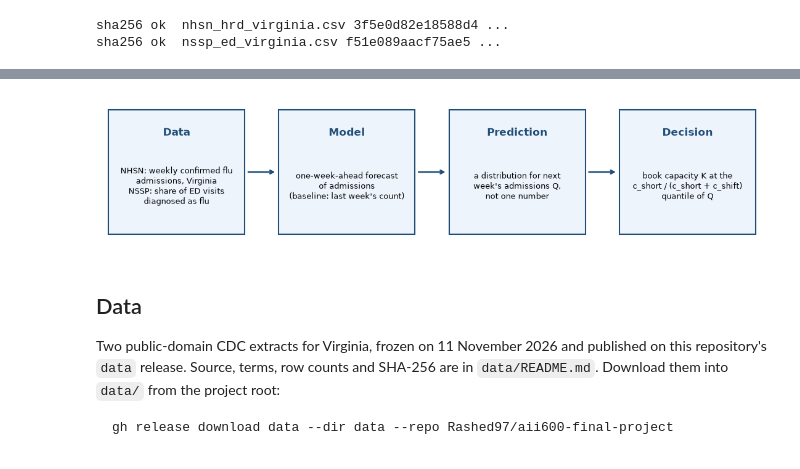
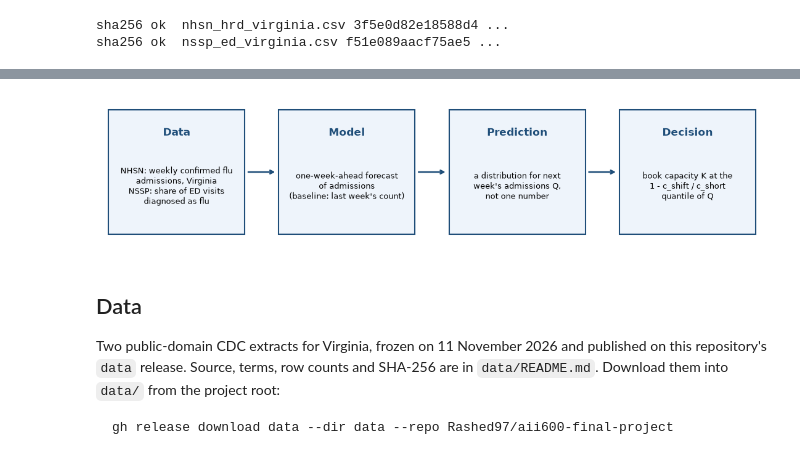
Before and after one commit to Rashed97/aii600-final-project, a Jupyter notebook: analysis.ipynb, the cells around one changed output, grey strips where cells are left out. Cells and saved outputs as stored; diff of their text form; code cells hidden in the pictures.

```diff
--- a/analysis.ipynb
+++ b/analysis.ipynb
@@ -46,25 +46,25 @@ Understaffing is the costlier mistake, so the rule books to the upper quantile $
 # %%
 # Layer diagram: data -> model -> prediction -> decision. Saved as fig/layers.png.
 layers = [
     ("Data", "NHSN: weekly confirmed flu\nadmissions, Virginia\nNSSP: share of ED visits\ndiagnosed as flu"),
     ("Model", "one-week-ahead forecast\nof admissions\n(baseline: last week's count)"),
     ("Prediction", "a distribution for next\nweek's admissions Q,\nnot one number"),
-    ("Decision", "book capacity K at the\nc_short / (c_short + c_shift)\nquantile of Q"),
+    ("Decision", "book capacity K at the\n1 - c_shift / c_short\nquantile of Q"),
 ]
 fig, ax = plt.subplots(figsize=(11, 2.6))
 for i, (title, body) in enumerate(layers):
     x = i * 2.75
     ax.add_patch(plt.Rectangle((x, 0), 2.2, 1.5, facecolor="#eef4fb", edgecolor="#1f4e79", lw=1.5))
     ax.text(x + 1.1, 1.22, title, ha="center", va="center", fontsize=12, fontweight="bold", color="#1f4e79")
     ax.text(x + 1.1, 0.58, body, ha="center", va="center", fontsize=9)
     if i < len(layers) - 1:
         ax.annotate("", xy=(x + 2.72, 0.75), xytext=(x + 2.23, 0.75), arrowprops=dict(arrowstyle="->", lw=1.8, color="#1f4e79"))
 ax.set_xlim(-0.1, 10.55); ax.set_ylim(-0.1, 1.6); ax.axis("off")
 fig.tight_layout()
 fig.savefig("fig/layers.png", dpi=150)
 plt.show()
 # %% [output]
-[figure, old version]
+[figure, new version]
 # %% [markdown]
 ## Data
 
```
Also changed, not shown: parts of 11 cells of this notebook, 4 other files.
